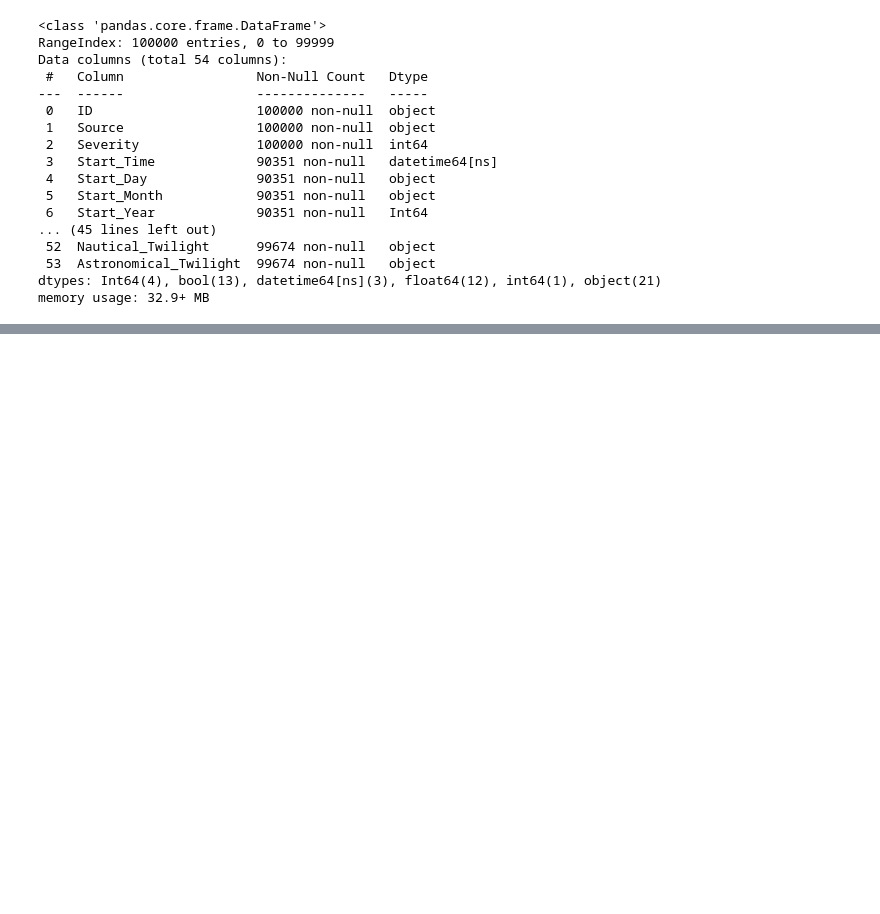
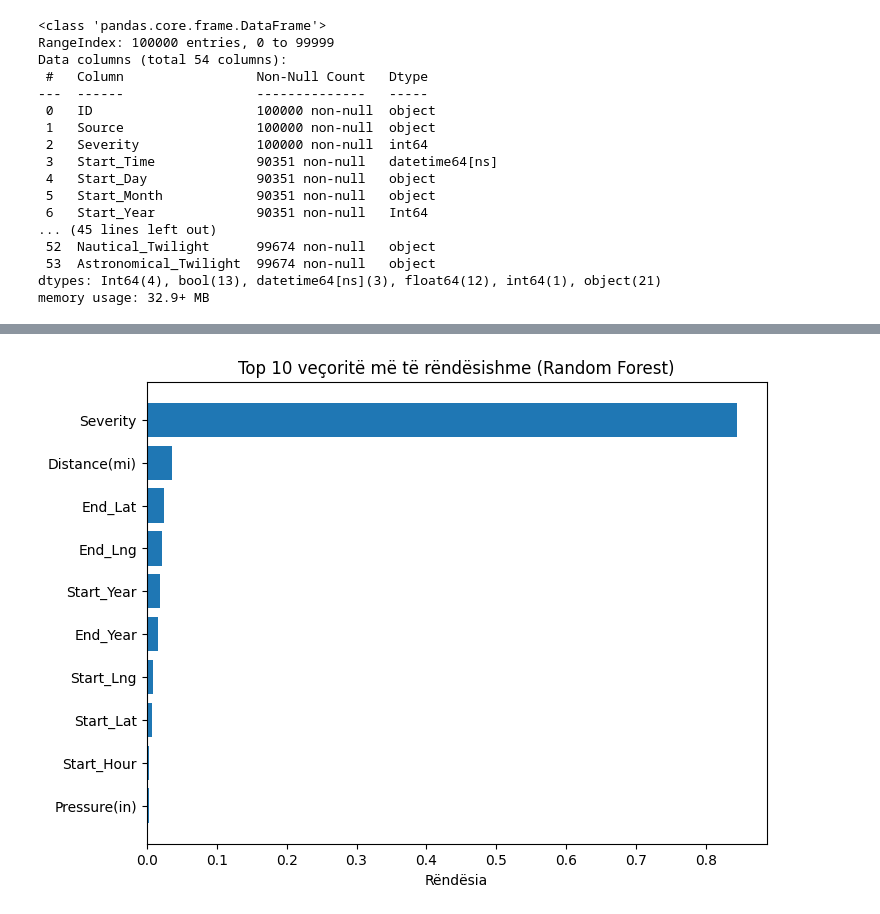
Before and after one commit to DiellzaPervetica/PVDSH_Gr15_2025, a Jupyter notebook: main.ipynb, the cells around one changed output, grey strips where cells are left out. Cells and saved outputs as stored; diff of their text form; code cells hidden in the pictures; blank space fills up the shorter version.

```diff
--- a/main.ipynb
+++ b/main.ipynb
@@ -524,0 +589,24 @@ Kolona 'Astronomical_Twilight' jane zvendesuar mungesat me moden ('Day')
+# %%
+from sklearn.ensemble import RandomForestClassifier
+from sklearn.feature_selection import SelectKBest, f_classif
+import matplotlib.pyplot as plt
+import numpy as np
+
+
+X_num = df_merged.select_dtypes(include=['float64', 'int64', 'Int64'])
+y = df_merged['Severity']  # te ndryshohet
+
+# Zgjedhje me Random Forest Importance
+rf = RandomForestClassifier(random_state=42)
+rf.fit(X_num, y)
+importances = rf.feature_importances_
+
+indices = np.argsort(importances)[-10:]
+plt.figure(figsize=(8,6))
+plt.barh(range(len(indices)), importances[indices], align='center')
+plt.yticks(range(len(indices)), X_num.columns[indices])
+plt.xlabel('Rendesia')
+plt.title('Top 10 veçorite me te rendesishme (Random Forest)')
+plt.show()
+# %% [output]
+[figure, added]
```
Also changed, not shown: parts of 4 cells of this notebook.
